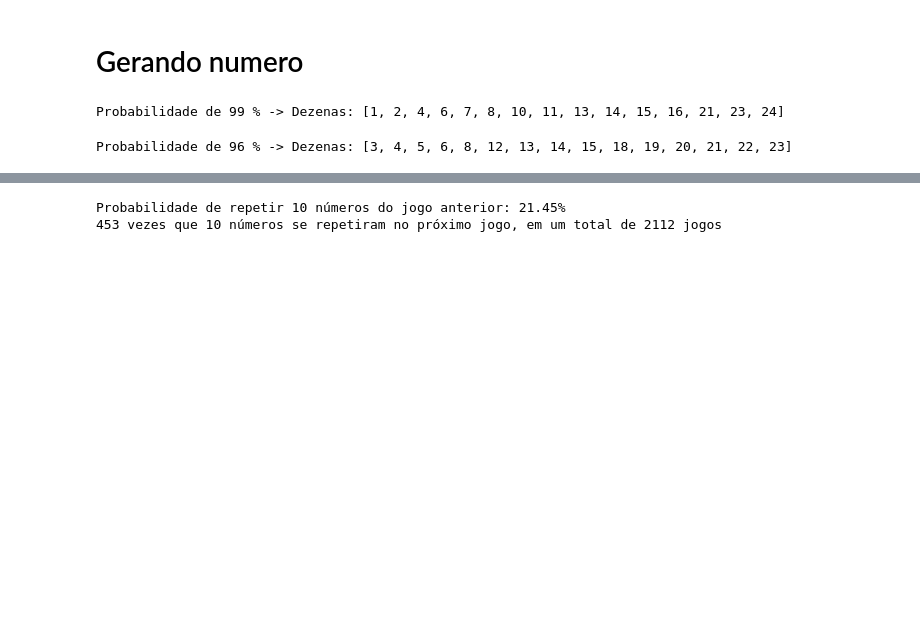
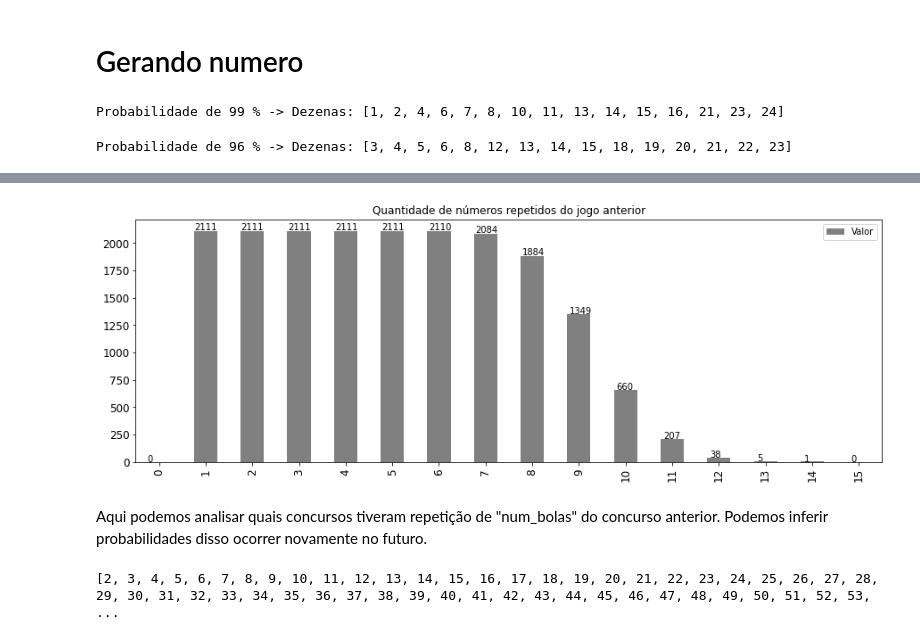
Before and after one commit to meloluan/Estudo_Lotofacil, a Jupyter notebook: predict.ipynb, the cells around one changed output, grey strips where cells are left out. Cells and saved outputs as stored; diff of their text form; code cells hidden in the pictures; blank space fills up the shorter version.

Commit message:
Melhorias no algoritmo de estudo da repetição de números do jogo anterior

```diff
--- a/predict.ipynb
+++ b/predict.ipynb
@@ -360,11 +361,17 @@ Probabilidade de 96 % -> Dezenas: [3, 4, 5, 6, 8, 12, 13, 14, 15, 18, 19, 20, 21
 # %%
-## Isso é verdade?
-num_bolas = 10
-
-concurso = []
-counts = []
-anterior = [0,0,0,0,0,0,0,0,0,0,0,0,0,0,0]
-for index, row in df_nn.iterrows():
+valConcurso = []
+valConcurso.append(0)
+probabildade_n_bolas_repetidas = []
+probabildade_n_bolas_repetidas.append(0)
+for n in range(15):
+  n = n + 1
+  concurso = []
+  counts = []
+  anterior = [0,0,0,0,0,0,0,0,0,0,0,0,0,0,0]
+  arr = []
+  nConcurso = 0
+  for index, row in df_nn.iterrows():
+    nConcurso += 1
     concurso = []
     concurso.append(row['bola1'])
     concurso.append(row['bola2'])
@@ -383,8 +390,14 @@ for index, row in df_nn.iterrows():
     concurso.append(row['bola15'])
     count = 0
     for x in range(15):
-        if(np.count_nonzero(concurso==anterior[x]) > 0):
-            count += 1
-    if(count == num_bolas):
+      if(np.count_nonzero(concurso==anterior[x]) > 0):
+        count += 1
+      if(count == n):
+        arr.append(nConcurso)
         counts.append(count)
+        break
     anterior = concurso
+  valConcurso.append(arr)
+  print('Probabilidade de repetir {0:d} números do jogo anterior: {1:.2f}%'.format(n,(len(counts)/df_nn.shape[0])*100))
+  print('{} vezes que {} números se repetiram no próximo jogo, em um total de {} jogos'.format(len(counts), n, df_nn.shape[0]))
+  probabildade_n_bolas_repetidas.append(len(counts))
@@ -391,8 +422,15 @@ for index, row in df_nn.iterrows():
-# %%
-print('Probabilidade de repetir {0:d} números do jogo anterior: {1:.2f}%'.format(num_bolas,(len(counts)/df_nn.shape[0])*100))
-print('{} vezes que {} números se repetiram no próximo jogo, em um total de {} jogos'.format(len(counts), num_bolas, df_nn.shape[0]))
-# %% [output]
-Probabilidade de repetir 10 números do jogo anterior: 21.45%
-453 vezes que 10 números se repetiram no próximo jogo, em um total de 2112 jogos
+# %%
+ax = pd.DataFrame(probabildade_n_bolas_repetidas, columns=['Valor']).plot(kind='bar', title='Quantidade de números repetidos do jogo anterior', figsize=(15,5), fontsize=12, legend=True, color='gray')
+for p in ax.patches:
+    ax.annotate(str(p.get_height()), (p.get_x() * 1.005, p.get_height() * 1.005))
+# %% [output]
+[figure, added]
+# %% [markdown]
+Aqui podemos analisar quais concursos tiveram repetição de "num_bolas" do concurso anterior. Podemos inferir probabilidades disso ocorrer novamente no futuro.
+# %%
+num_bolas = 7
+print(valConcurso[num_bolas])
+# %% [output]
+[2, 3, 4, 5, 6, 7, 8, 9, 10, 11, 12, 13, 14, 15, 16, 17, 18, 19, 20, 21, 22, 23, 24, 25, 26, 27, 28, 29, 30, 31, 32, 33, 34, 35, 36, 37, 38, 39, 40, 41, 42, 43, 44, 45, 46, 47, 48, 49, 50, 51, 52, 53, ...
 # %%
 ultimo_sorteio = sorted(anterior)
```
Also changed, not shown: parts of 4 cells of this notebook.
